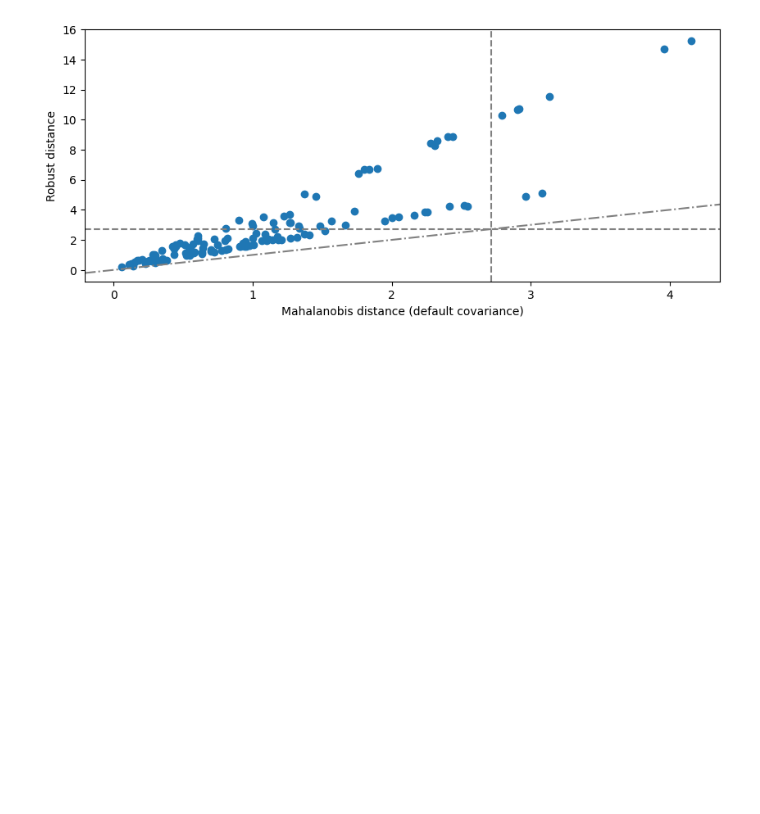
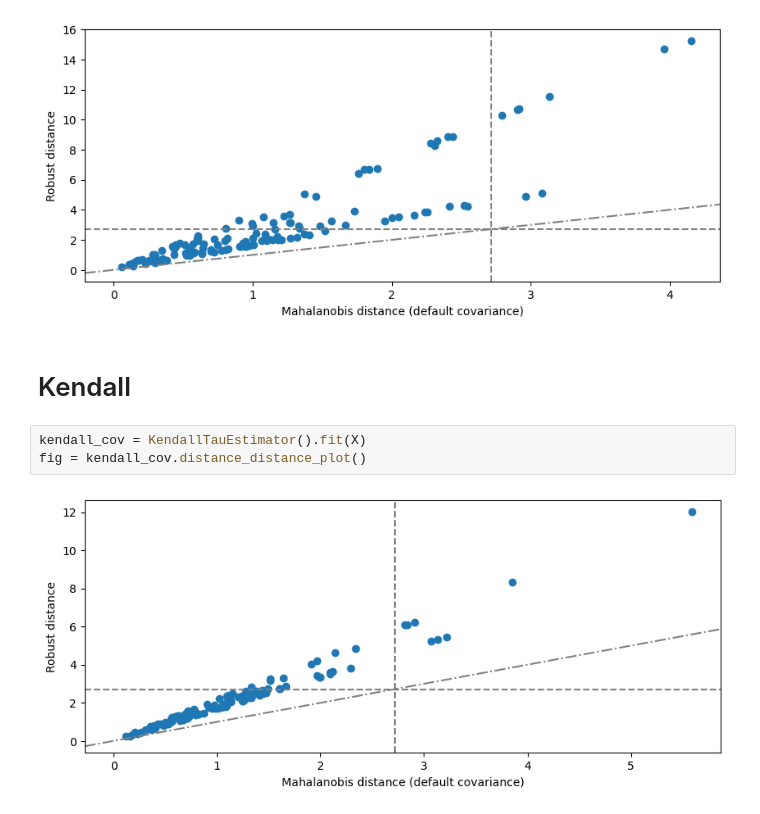
Before and after one commit to STAN-UAntwerp/robpy, a Jupyter notebook: demo_notebooks/covariance.ipynb, the cells around one changed output. Cells and saved outputs as stored; diff of their text form; blank space fills up the shorter version.

Commit message:
feat: Kendall Tau covariance estimator

```diff
--- a/demo_notebooks/covariance.ipynb
+++ b/demo_notebooks/covariance.ipynb
@@ -33,3 +33,10 @@ wrapcov = WrappingCovarianceEstimator().fit(X)
 fig = wrapcov.distance_distance_plot()
 # %% [output]
 [figure]
+# %% [markdown]
+# Kendall
+# %%
+kendall_cov = KendallTauEstimator().fit(X)
+fig = kendall_cov.distance_distance_plot()
+# %% [output]
+[figure, added]
```
Also changed, not shown: parts of 2 cells of this notebook, 6 other files.
